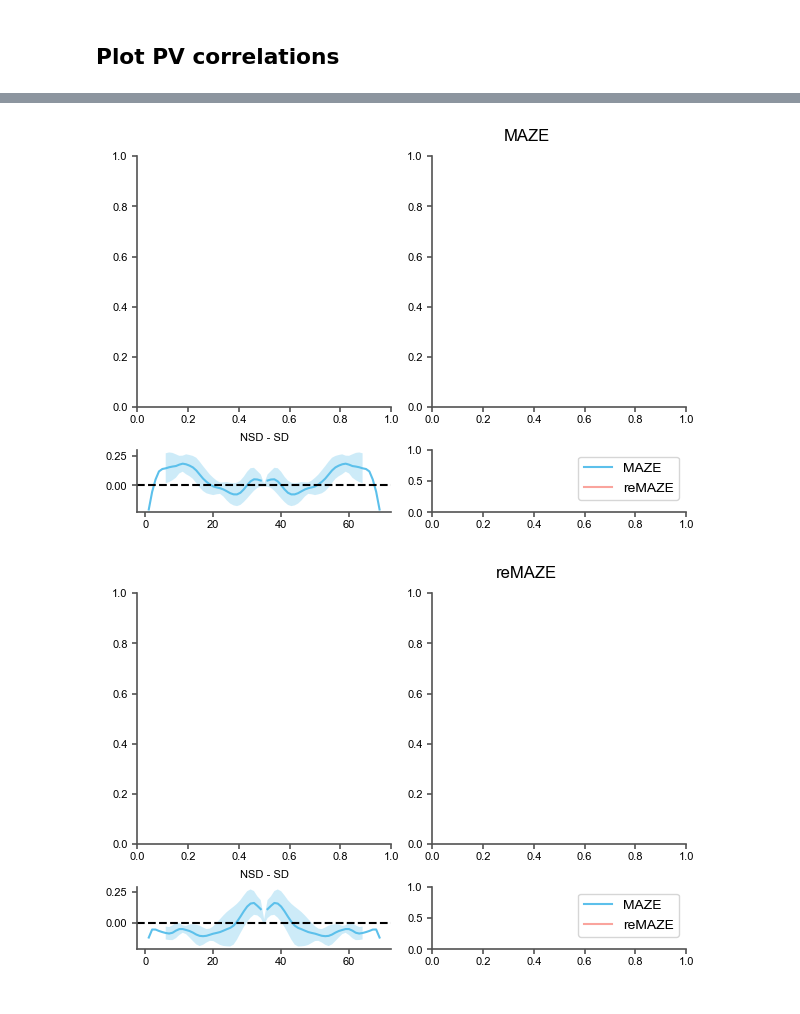
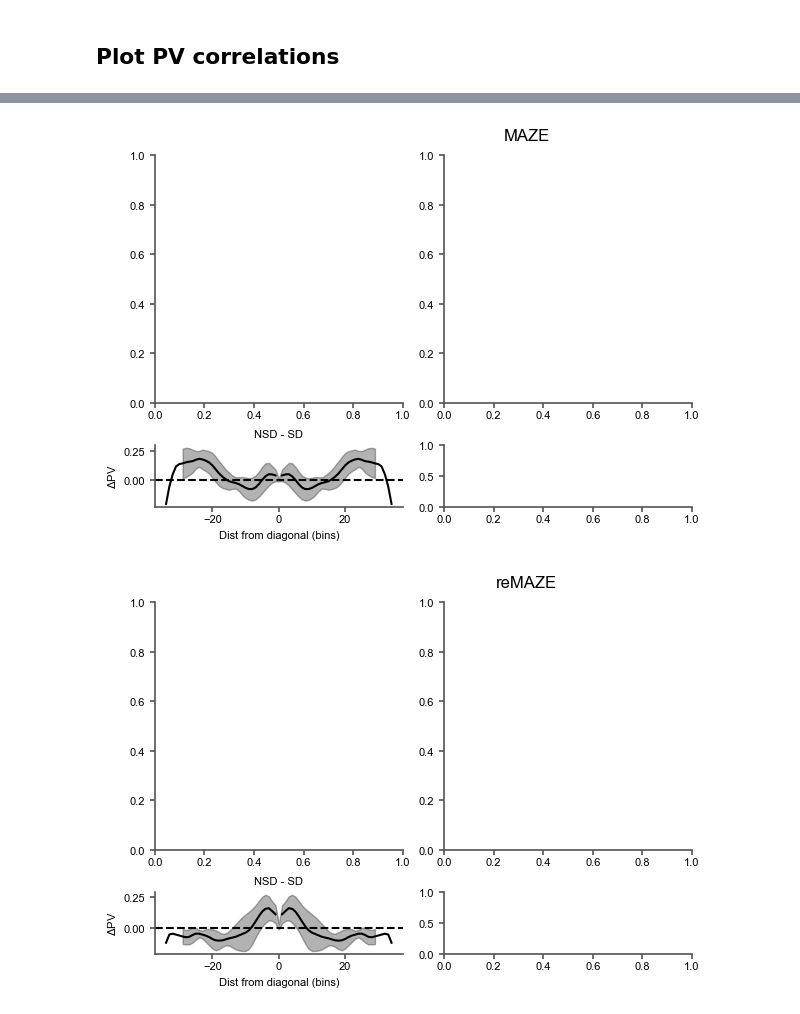
Before and after one commit to nkinsky/Projects_sandbox, a Jupyter notebook: sd_drift/sd_figure3_pv_and_decoding.ipynb, the cells around one changed output, grey strips where cells are left out. Cells and saved outputs as stored; diff of their text form; code cells hidden in the pictures.

```diff
--- a/sd_drift/sd_figure3_pv_and_decoding.ipynb
+++ b/sd_drift/sd_figure3_pv_and_decoding.ipynb
@@ -160,6 +158,7 @@ for stype, maze_in, decode_in, ax in zip(["MAZE", "reMAZE", "MAZE-reMAZE"], [pfm
     err, err_mv = get_decoder_error(decode_in, maze_in, speed_thresh=kw["speed_thresh"])
 
     plot_decode_with_pos(maze_in, decode_in, ax)
+    ax.set_title(stype)
 
 ax1.set_xlim((11270, 11440))
 ax2.set_xlim((46525, 46750))
@@ -262,7 +241,7 @@ from scipy.ndimage import gaussian_filter1d, gaussian_filter
 tc_all = pd.read_csv(group_data_dir / "tc_all.csv", index_col=0)
 df_comb = pd.read_csv(group_data_dir / "pf_comb.csv", index_col=0)
 
-fig = Fig(16, 12)
+fig = Fig(24, 18)
 
 exclude_nan = False
 frate_thresh = 3 # TODO
@@ -324,19 +303,20 @@ for g, grp in enumerate(["NSD", "SD"]):
     # print(tc_new.shape)
 
     # Plot place fields
-    ax = fig.subplot(fig.gs[:2, g + 1])
-    ax.set_title(grp)
-    pf_plot = tc_new[sort_ind, :]
-    pf_plot = pf_plot[~np.any(np.isnan(pf_plot), axis=1)] if exclude_nan else pf_plot
-    pf_im = ax.pcolormesh(pf_plot, cmap="binary", rasterized=True, vmin=0, vmax=1)
-    ax.axvline(nbins_per_sesh, color="k")
-    ax.set_xticks([0, nbins_per_sesh, nbins_per_sesh + 1, nbins_per_sesh * 2], [0, 1, 0, 1])
-    ax.set_ylabel("Neurons")
-    ax.set_xlabel("Position")
-    pf_cb = plt.colorbar(pf_im, anchor=(1, 1), shrink=0.3, ticks=[0, 0.9])
+#     ax = fig.subplot(fig.gs[:2, g + 1])
+#     ax.set_title(grp)
+#     pf_plot = tc_new[sort_ind, :]
+#     pf_plot = pf_plot[~np.any(np.isnan(pf_plot), axis=1)] if exclude_nan else pf_plot
+#     pf_im = ax.pcolormesh(pf_plot, cmap="binary", rasterized=True, vmin=0, vmax=1)
+#     ax.axvline(nbins_per_sesh, color="k")
+#     ax.set_xticks([0, nbins_per_sesh, nbins_per_sesh + 1, nbins_per_sesh * 2], [0, 1, 0, 1])
+#     ax.set_ylabel("Neurons")
+#     ax.set_xlabel("Position")
+#     pf_cb = plt.colorbar(pf_im, anchor=(1, 1), shrink=0.3, ticks=[0, 0.9])
 
     # Plot PV correlations
-    ax = fig.subplot(fig.gs[2, g + 1])
+#     ax = fig.subplot(fig.gs[2:5, (g*2):((g + 1)*2)])
+    ax = fig.subplot(fig.gs[2:4, (g*2):(g+1)*2])
     ax.set_title(f"{grp} PV Corrs.")
     corr = gaussian_filter(np.corrcoef(tc_grp.T), 1)
     # corr = np.corrcoef(tc_grp.T)
@@ -349,4 +329,6 @@ for g, grp in enumerate(["NSD", "SD"]):
     corr_cb = plt.colorbar(corr_im, shrink=0.5, anchor=(1, 1), ticks=[0.1, 0.5, 0.8])
 
 run_flag = "run_dir_separate" if separate_run_dir == True else "run_dir_combined"
+
+fig.savefig(plot_dir / "PVcorr_mats.pdf")
 # %% [output]
@@ -450,38 +436,40 @@ for idg, (mname, rot_arrays) in enumerate(zip(["MAZE", "reMAZE"], [maze_rotate_a
     # hmaze, = ax[1][1].plot(maze_test_rotate.mean(axis=0))
     # hremaze, = ax[1][1].plot(remaze_test_rotate.mean(axis=0))
 
     # ax[1][0].plot(maze_test_rotate.mean(axis=0) - remaze_test_rotate.mean(axis=0))
 
     # hmaze, = ax[1][1].plot(mean_of_rotated_array(maze_test_rotate, nan_ctr=True))
     # hremaze, = ax[1][1].plot(mean_of_rotated_array(remaze_test_rotate, nan_ctr=True))
-
-    hl = ax[1][0].plot(mean_of_rotated_array(rot_arrays[0], nan_ctr=True) - mean_of_rotated_array(rot_arrays[1], nan_ctr=True))
+    rot_mean_nsd = mean_of_rotated_array(rot_arrays[0], nan_ctr=True)
+    rot_mean_sd = mean_of_rotated_array(rot_arrays[1], nan_ctr=True)
+    hl = ax[1][0].plot(xbins, rot_mean_nsd - rot_mean_sd, color="k")
     ax[1][0].axhline(0, linestyle="--", color="k")
 
     # Calculate rough 95% CI for difference between curves
     rotate_diff = rot_arrays[0] - rot_arrays[1]
     rotate_diff[rotate_diff == 0] = np.nan
 
     # Go through each column to calculate 95% CI based on percentile
     q_all = []
     for col in rotate_diff.T:
         if (~np.isnan(col)).sum() < 10:
             q_all.append([np.nan, np.nan])
         else:
             q_all.append(np.percentile(col[~np.isnan(col)], q=[2.5, 97.5]))
     q_all = np.array(q_all)
     good_rows_bool = np.all(~np.isnan(q_all), axis=1)
-    xbins = np.arange(q_all.shape[0])
     # ax[1][0].fill_between(xbins[good_rows_bool], q_all[good_rows_bool, 0], q_all[good_rows_bool, 1], alpha=0.3)
     rot_std = np.nanstd(rotate_diff, axis=0)
     rot_mean = np.nanmean(rotate_diff, axis=0)
     ax[1][0].fill_between(xbins[good_rows_bool], rot_mean[good_rows_bool] - rot_std[good_rows_bool],
-                          rot_mean[good_rows_bool] + rot_std[good_rows_bool], alpha=0.3)
+                          rot_mean[good_rows_bool] + rot_std[good_rows_bool], alpha=0.3, color="k")
 
 
-    plt.legend((hmaze, hremaze), ["MAZE", "reMAZE"])
+#     plt.legend((hmaze, hremaze), ["MAZE", "reMAZE"])
     ax[1, 0].set_title("NSD - SD")
-#     fig.savefig(plot_dir / f"{mname}_PVcorr_sharpening_by_maze_ds={ds_by}_dsremaze={ds_remaze_by}.pdf")
+    ax[1][0].set_xlabel("Dist from diagonal (bins)")
+    ax[1][0].set_ylabel(r"$\Delta$PV")
+    fig.savefig(plot_dir / f"{mname}_PVcorr_sharpening_by_maze_ds={ds_by}_dsremaze={ds_remaze_by}.pdf")
 # %% [output]
-[figure, old version]
+[figure, new version]
-[figure, old version]
+[figure, new version]
```
Also changed, not shown: parts of 6 cells of this notebook.
